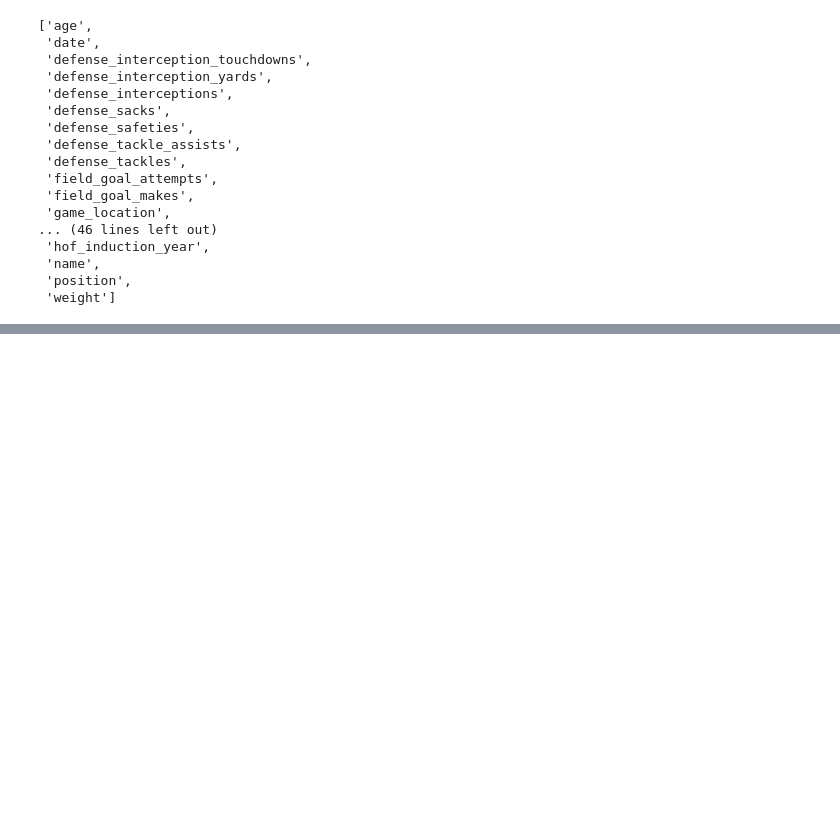
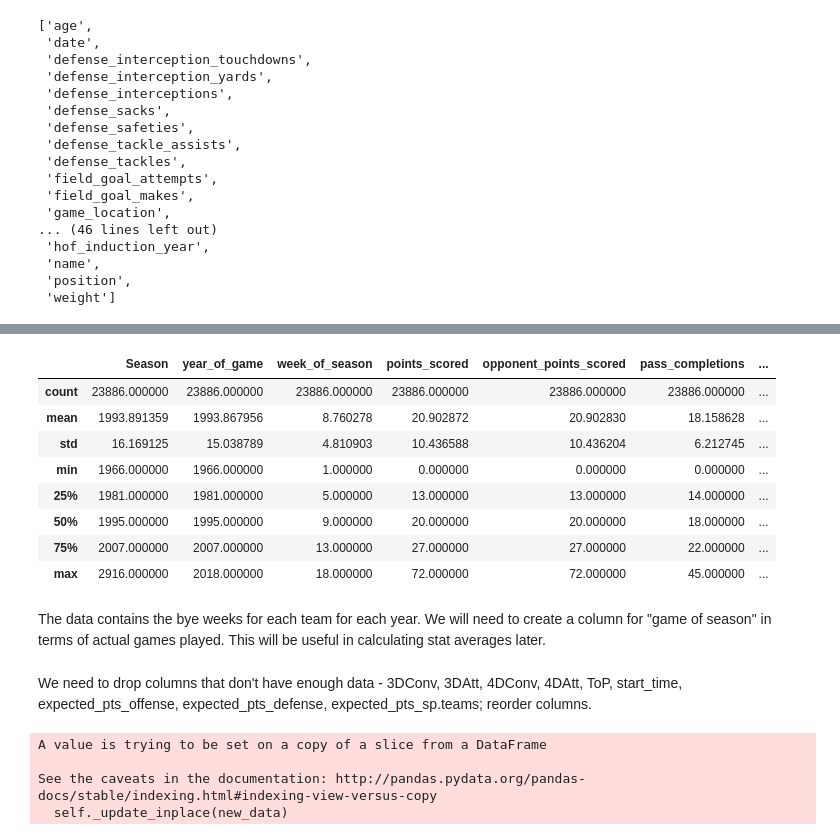
Before and after one commit to brysonsicotte/Springboard-Data-Science-Boot-Camp, a Jupyter notebook: fantasy_football.ipynb, the cells around one changed output, grey strips where cells are left out. Drawn from its saved outputs; the diff is of its cells as text; code cells hidden in the pictures; blank space fills up the shorter version.

```diff
--- a/fantasy_football.ipynb
+++ b/fantasy_football.ipynb
@@ -520,0 +440,3 @@ numeric_columns = ['points_scored',
+# %%
+# Read in opponent dataset
+opponents = pd.read_csv('nfl_team_game_logs.csv')
@@ -520,0 +478,14 @@ numeric_columns = ['points_scored',
+# %%
+opponents.describe()
+# %% [output]
+|  | Season | year_of_game | week_of_season | points_scored | opponent_points_scored | pass_completions | ... |
+| count | 23886.000000 | 23886.000000 | 23886.000000 | 23886.000000 | 23886.000000 | 23886.000000 | ... |
+| mean | 1993.891359 | 1993.867956 | 8.760278 | 20.902872 | 20.902830 | 18.158628 | ... |
+| std | 16.169125 | 15.038789 | 4.810903 | 10.436588 | 10.436204 | 6.212745 | ... |
+| min | 1966.000000 | 1966.000000 | 1.000000 | 0.000000 | 0.000000 | 0.000000 | ... |
+| 25% | 1981.000000 | 1981.000000 | 5.000000 | 13.000000 | 13.000000 | 14.000000 | ... |
+| 50% | 1995.000000 | 1995.000000 | 9.000000 | 20.000000 | 20.000000 | 18.000000 | ... |
+| 75% | 2007.000000 | 2007.000000 | 13.000000 | 27.000000 | 27.000000 | 22.000000 | ... |
+| max | 2916.000000 | 2018.000000 | 18.000000 | 72.000000 | 72.000000 | 45.000000 | ... |
+# %% [markdown]
+The data contains the bye weeks for each team for each year. We will need to create a column for "game of season" in terms of actual games played. This will be useful in calculating stat averages later.
@@ -520,0 +509,2 @@ numeric_columns = ['points_scored',
+# %% [markdown]
+We need to drop columns that don't have enough data - 3DConv, 3DAtt, 4DConv, 4DAtt, ToP, start_time, expected_pts_offense, expected_pts_defense, expected_pts_sp.teams; reorder columns.
@@ -520,0 +524,15 @@ numeric_columns = ['points_scored',
+# %%
+# Fill NaNs
+opponents['turnovers_lost'].fillna(0, inplace=True)
+opponents['defensive_turnovers'].fillna(0, inplace=True)
+opponents['OT?'].fillna('No', inplace=True)
+opponents['home_or_away'].fillna('vs', inplace=True)
+opponents['1stDowns_allowed'].fillna(0, inplace=True)
+opponents['1stDowns'].fillna(0, inplace=True)
+opponents['PassY_allowed'].fillna(0, inplace=True)
+opponents['RushY_allowed'].fillna(0, inplace=True)
+# %% [output]
+A value is trying to be set on a copy of a slice from a DataFrame
+
+See the caveats in the documentation: http://pandas.pydata.org/pandas-docs/stable/indexing.html#indexing-view-versus-copy
+  self._update_inplace(new_data)
```
Also changed, not shown: parts of 76 cells of this notebook.
